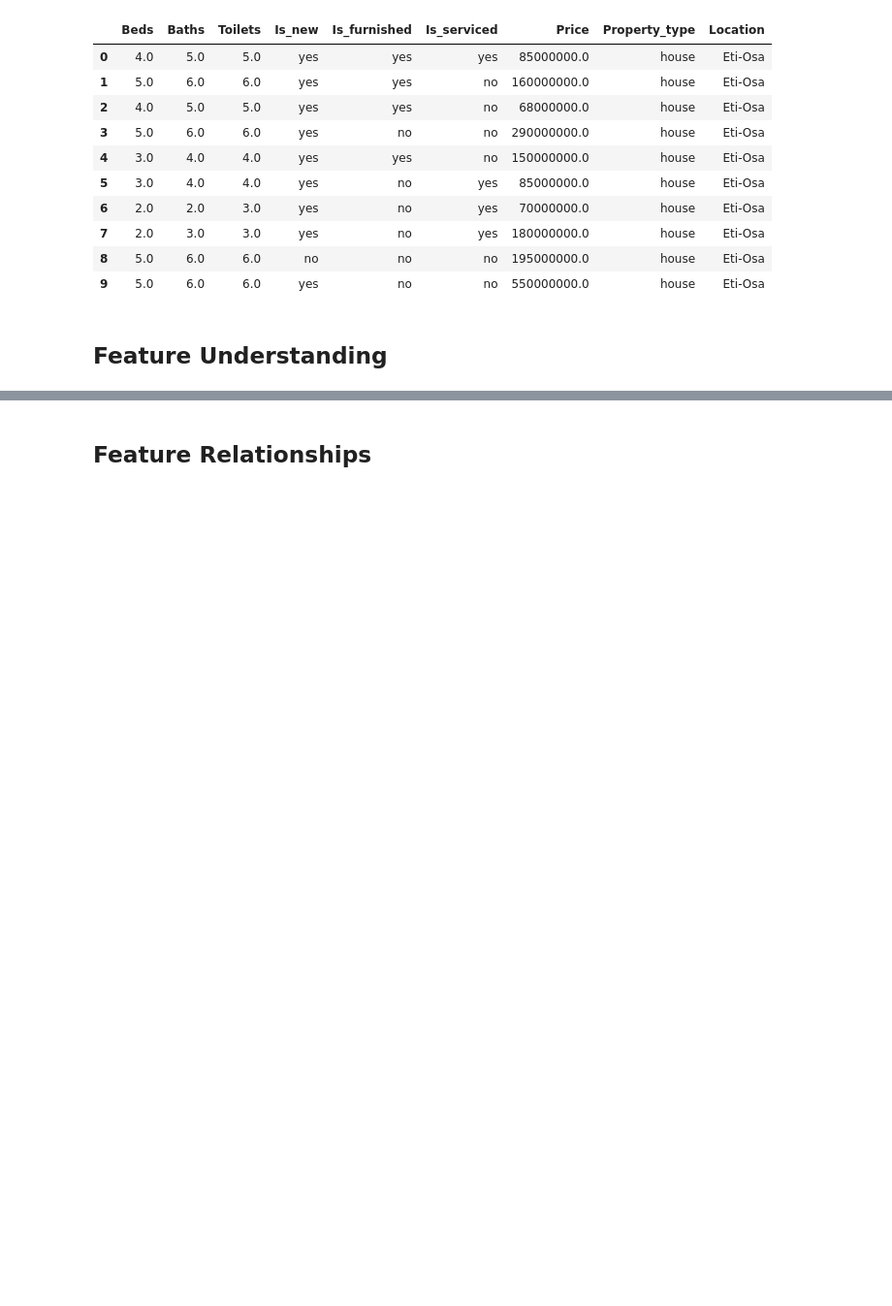
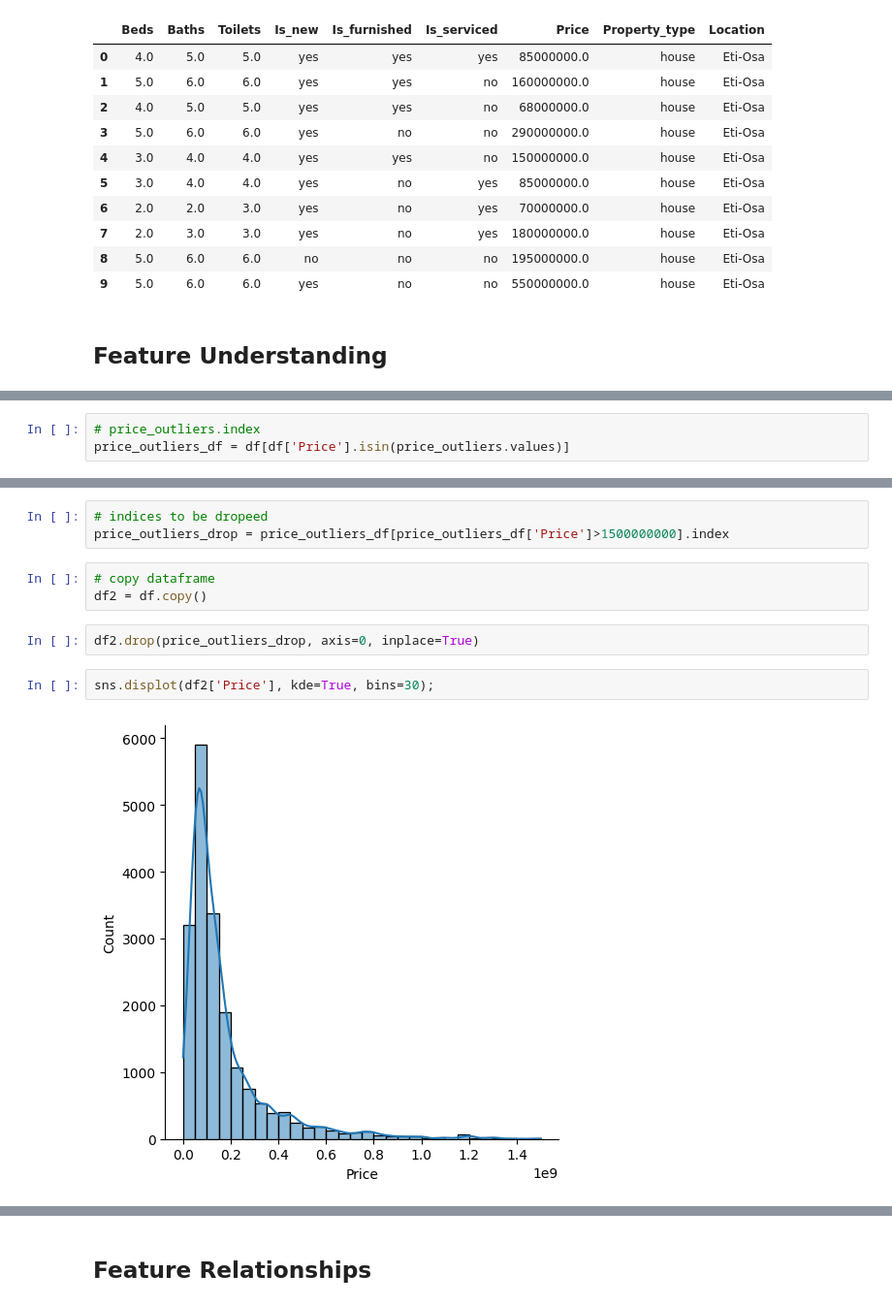
Before and after one commit to thevictoressien/lagos-house-price, a Jupyter notebook: eda_feature_engineering.ipynb, the cells around one changed output, grey strips where cells are left out. Shown at 97% size. Saved outputs shown, nothing was run; the diff lists cells and outputs as text; blank space fills up the shorter version.

```diff
--- a/eda_feature_engineering.ipynb
+++ b/eda_feature_engineering.ipynb
@@ -33,0 +129,3 @@ Shape: (19074, 9)
+# %%
+# price_outliers.index
+price_outliers_df = df[df['Price'].isin(price_outliers.values)]
@@ -33,0 +136,12 @@ Shape: (19074, 9)
+# %%
+# indices to be dropeed
+price_outliers_drop = price_outliers_df[price_outliers_df['Price']>1500000000].index
+# %%
+# copy dataframe
+df2 = df.copy()
+# %%
+df2.drop(price_outliers_drop, axis=0, inplace=True)
+# %%
+sns.displot(df2['Price'], kde=True, bins=30);
+# %% [output]
+[figure, added]
```
Also changed, not shown: parts of 26 cells of this notebook.
